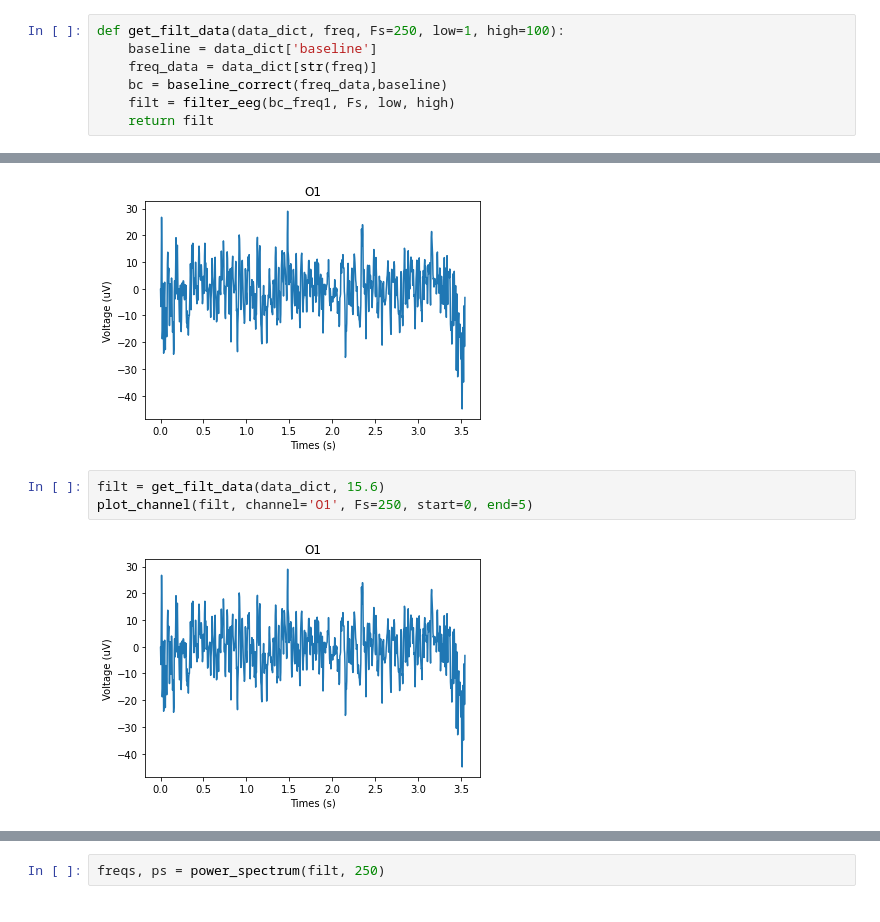
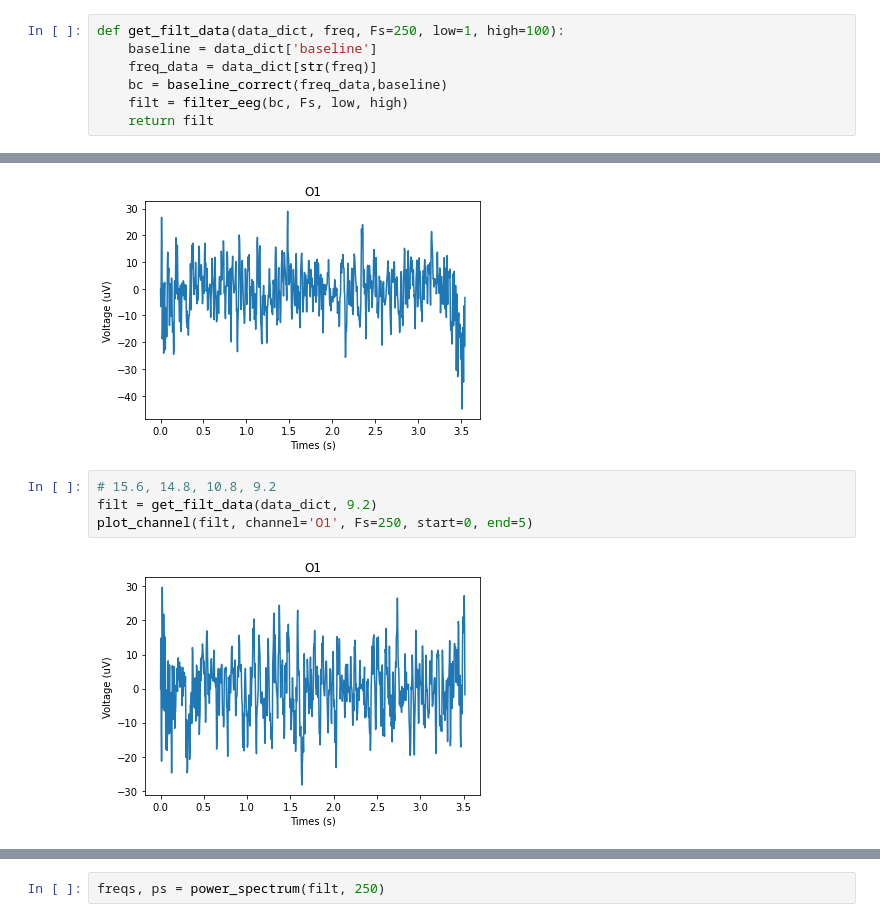
Before and after one commit to jjjoelle/Spelling-BeeCI, a Jupyter notebook: epoching.ipynb, the cells around one changed output, grey strips where cells are left out. Cells and saved outputs as stored; diff of their text form.

```diff
--- a/epoching.ipynb
+++ b/epoching.ipynb
@@ -100,7 +100,7 @@ def get_filt_data(data_dict, freq, Fs=250, low=1, high=100):
     baseline = data_dict['baseline']
     freq_data = data_dict[str(freq)]
     bc = baseline_correct(freq_data,baseline)
-    filt = filter_eeg(bc_freq1, Fs, low, high)
+    filt = filter_eeg(bc, Fs, low, high)
     return filt
 # %%
 baseline = data_dict['baseline']
@@ -148,7 +148,8 @@ plot_channel(filt, channel='O1', Fs=250, start=0, end=5)
 # %% [output]
 [figure]
 # %%
-filt = get_filt_data(data_dict, 15.6)
+# 15.6, 14.8, 10.8, 9.2
+filt = get_filt_data(data_dict, 9.2)
 plot_channel(filt, channel='O1', Fs=250, start=0, end=5)
 # %% [output]
-[figure, old version]
+[figure, new version]
```
Also changed, not shown: parts of 1 cell of this notebook, 2 other files.
